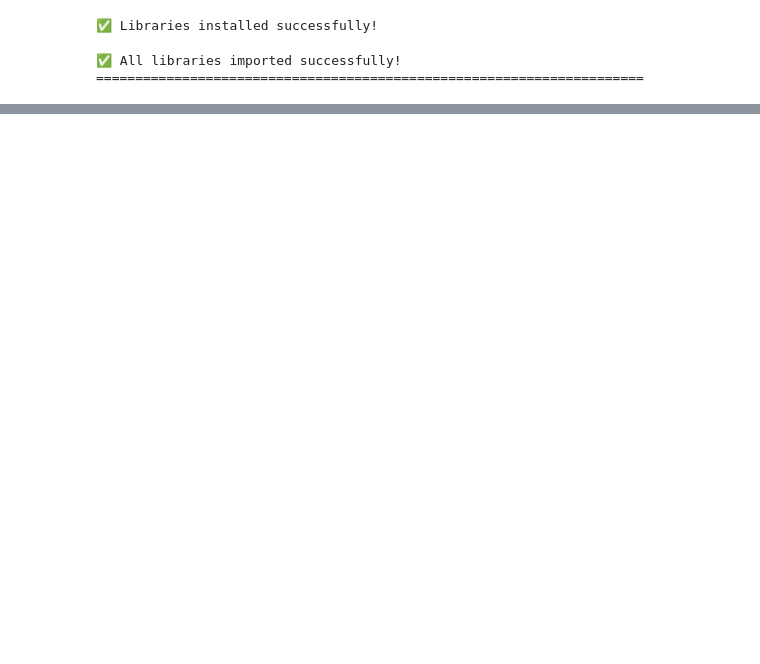
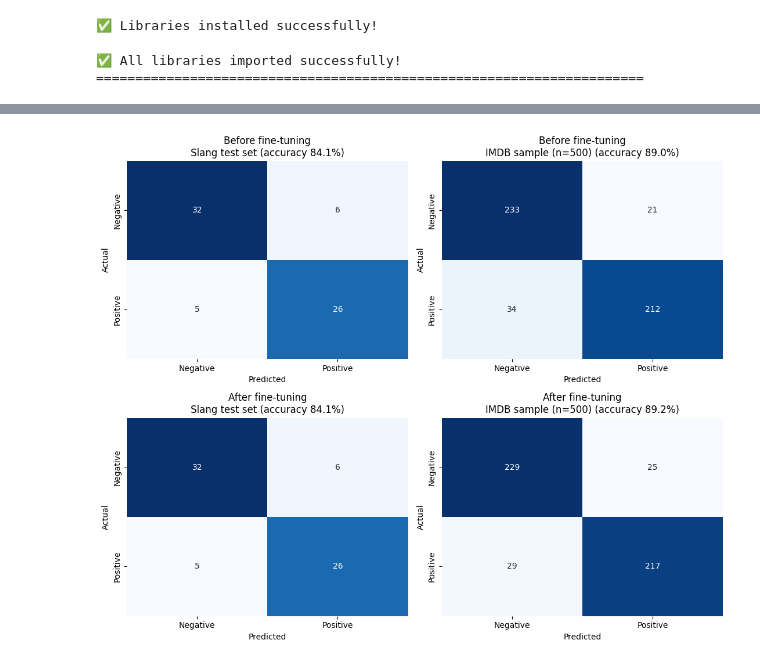
Before and after one commit to gatemediang/sentiment-analysis-imdb, a Jupyter notebook: imdb_sentiment_analysis_fine_tuned.ipynb, the cells around one changed output, grey strips where cells are left out. Drawn from its saved outputs; the diff is of its cells as text; code cells hidden in the pictures; blank space fills up the shorter version.

Commit message:
fine-tuning pre-trained model with evaluation

```diff
--- a/imdb_sentiment_analysis_fine_tuned.ipynb
+++ b/imdb_sentiment_analysis_fine_tuned.ipynb
@@ -395,0 +178,6 @@ SAVING FINE-TUNED MODEL
+# %%
+REPO_ID = "gatemediang/distilbert-slang-sentiment"
+
+model.push_to_hub(REPO_ID, commit_message="Retrained on fresh slang data mixed with IMDB")
+tokenizer.push_to_hub(REPO_ID, commit_message="Upload tokenizer")
+print(f"Done. View it at https://huggingface.co/{REPO_ID}")
@@ -395,0 +189,87 @@ SAVING FINE-TUNED MODEL
+# %%
+# =============================================================================
+# Evaluate BEFORE vs AFTER fine-tuning
+# =============================================================================
+# Rebuilds the exact same 80/20 split used in training (same CSV, seed=42),
+# then scores the base model and the fine-tuned model on the held-out 66 reviews.
+# Also scores both on a sample of the real IMDB test set, to check that
+# fine-tuning on slang did not damage performance on ordinary reviews.
+import json
+
+import matplotlib.pyplot as plt
+import numpy as np
+import pandas as pd
+import seaborn as sns
+import torch
+from datasets import Dataset, load_dataset
+from sklearn.metrics import accuracy_score, classification_report, confusion_matrix
+from transformers import pipeline
+
+BASE_MODEL = "distilbert-base-uncased-finetuned-sst-2-english"
+FINE_TUNED = REPO_ID          # or MODEL_DIR to use the local copy
+IMDB_SAMPLE = 500             # lower this if running on CPU is slow
+DEVICE = 0 if torch.cuda.is_available() else -1
+CLASS_NAMES = ["Negative", "Positive"]
+
+# Same split as training
+df = pd.read_csv("slang_reviews.csv")
+split = Dataset.from_pandas(df).train_test_split(test_size=0.2, seed=42)
+slang_texts = split["test"]["text"]
+slang_labels = split["test"]["label"]
+
+# Random sample of the real IMDB test set
+imdb = load_dataset("stanfordnlp/imdb", split="test").shuffle(seed=42).select(range(IMDB_SAMPLE))
+imdb_texts = imdb["text"]
+imdb_labels = imdb["label"]
+
+
+def label_to_int(label: str) -> int:
+    """Map 'POSITIVE'/'LABEL_1' to 1 and 'NEGATIVE'/'LABEL_0' to 0."""
+    return 1 if label.upper() in ("POSITIVE", "LABEL_1") else 0
+
+
+def evaluate(model_id, texts, labels, title):
+    """Run the model on texts, print the metrics, return accuracy and confusion matrix."""
+    clf = pipeline("text-classification", model=model_id, device=DEVICE)
+    outputs = clf(list(texts), batch_size=16, truncation=True, max_length=512)
+    preds = [label_to_int(o["label"]) for o in outputs]
+
+    acc = accuracy_score(labels, preds)
+    print(f"\n{'=' * 70}\n{title}\n{'=' * 70}")
+    print(f"Accuracy: {acc:.3f}\n")
+    print(classification_report(labels, preds, target_names=CLASS_NAMES, digits=3))
+    return acc, confusion_matrix(labels, preds)
+
+
+results = {}
+for model_tag, model_id in [("Before fine-tuning", BASE_MODEL), ("After fine-tuning", FINE_TUNED)]:
+    for data_tag, texts, labels in [
+        ("Slang test set", slang_texts, slang_labels),
+        (f"IMDB sample (n={IMDB_SAMPLE})", imdb_texts, imdb_labels),
+    ]:
+        results[(model_tag, data_tag)] = evaluate(model_id, texts, labels, f"{model_tag} | {data_tag}")
+
+# Accuracy summary table
+summary = pd.DataFrame(
+    {data: {m: results[(m, data)][0] for m in ("Before fine-tuning", "After fine-tuning")}
+     for data in ("Slang test set", f"IMDB sample (n={IMDB_SAMPLE})")}
+).round(3)
+print("\nAccuracy summary")
+print(summary)
+summary.to_csv("accuracy_summary.csv")
+
+# Confusion matrix heatmaps, 2 x 2 grid
+fig, axes = plt.subplots(2, 2, figsize=(11, 9))
+for row, model_tag in enumerate(("Before fine-tuning", "After fine-tuning")):
+    for col, data_tag in enumerate(("Slang test set", f"IMDB sample (n={IMDB_SAMPLE})")):
+        acc, cm = results[(model_tag, data_tag)]
+        ax = axes[row, col]
+        sns.heatmap(cm, annot=True, fmt="d", cmap="Blues", cbar=False,
+                    xticklabels=CLASS_NAMES, yticklabels=CLASS_NAMES, ax=ax)
+        ax.set_title(f"{model_tag}\n{data_tag} (accuracy {acc:.1%})")
+        ax.set_xlabel("Predicted")
+        ax.set_ylabel("Actual")
+plt.tight_layout()
+plt.savefig("confusion_matrices.png", dpi=150, bbox_inches="tight")
+plt.show()
+# %% [output]
@@ -395,0 +334 @@ SAVING FINE-TUNED MODEL
+[figure, added]
```
Also changed, not shown: parts of 17 cells of this notebook.
